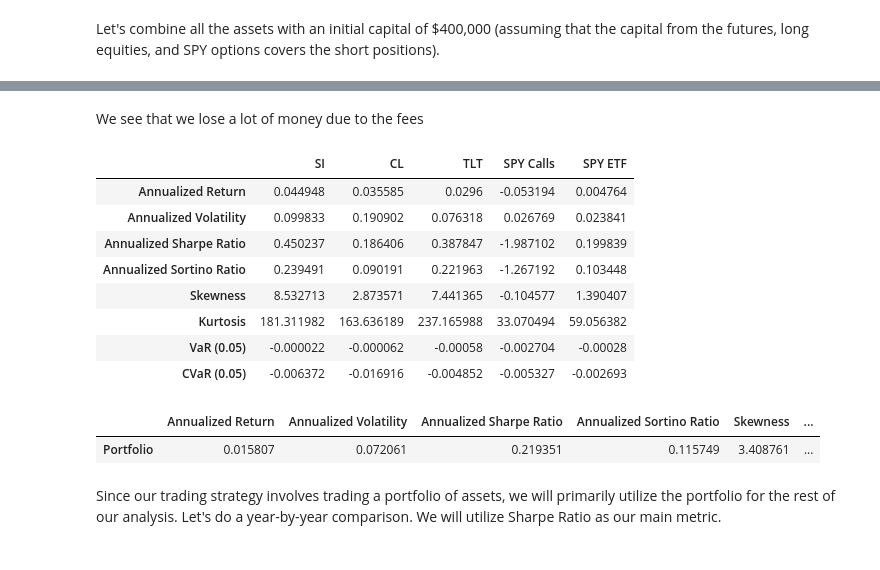
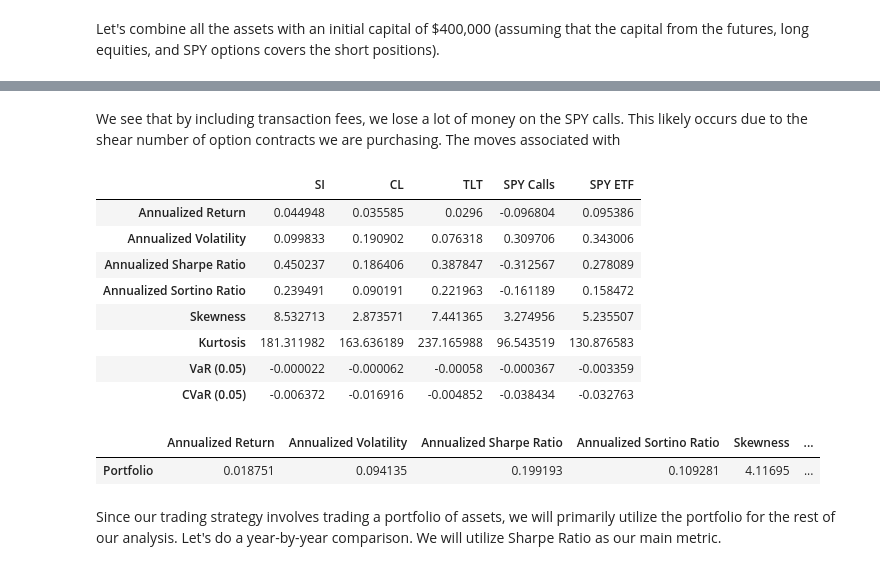
Before and after one commit to tsmcdonnell6604/Quant-Trading-Strategies, a Jupyter notebook: Project/Final_Project.ipynb, the cells around one changed output, grey strips where cells are left out. Drawn from its saved outputs; the diff is of its cells as text; code cells hidden in the pictures.

```diff
--- a/Project/Final_Project.ipynb
+++ b/Project/Final_Project.ipynb
@@ -312,7 +321,7 @@ Let's see what happens when we add transaction fees to everything.
 si_fee = TradingStrategy.backtest(si_data,-1,positions_si,100_000,16000,5000,mode='future',transaction_fee=2.25)[['Daily PnL']]
 cl_fee = TradingStrategy.backtest(cl_data,-1,positions_cl,100_000,12000,1000,mode='future',transaction_fee=2.25)[['Daily PnL']]
 tlt_fee = TradingStrategy.backtest(tlt_data,1,positions_tlt,100_000,None,mode='equity',transaction_fee=.0001+.15/252,shorting_fee=0.003)[['Daily PnL']]
-options_fee = TradingStrategy.backtest_options(100_000,fee=0.65)
+options_fee = TradingStrategy.backtest_options(10_000,fee=0.65)
 spy_positions = options_fee['Delta'].to_frame('Size')
 spy_fee = TradingStrategy.backtest(spy_data[['close']],-1,spy_positions,100_000,None,mode='spy',transaction_fee=.0001+.09/252,shorting_fee=0.003)[['Daily PnL']]
 # %%
@@ -323,21 +332,21 @@ delta_hedge_pnl_fee['Total'] = delta_hedge_pnl_fee['SPY Calls'] + delta_hedge_pn
 # %%
 TradingStrategy.plot_pnls(delta_hedge_pnl_fee,0,'2015','2021',title='Delta Hedged Position (with fees)',adj_h=500,adj_w=900)
 # %% [markdown]
-We see that we lose a lot of money due to the fees
+We see that by including transaction fees, we lose a lot of money on the SPY calls. This likely occurs due to the shear number of option contracts we are purchasing. The moves associated with
 # %%
 TradingStrategy.plot_pnls(daily_pnls_fee,0,'2015','2021',title='Total Returns (with fees)',adj_h=500,adj_w=900)
 # %%
 TradingStrategy.performance_metrics((100_000+daily_pnls_fee.cumsum()).pct_change().dropna())
 # %% [output]
 |  | SI | CL | TLT | SPY Calls | SPY ETF |
-| Annualized Return | 0.044948 | 0.035585 | 0.0296 | -0.053194 | 0.004764 |
-| Annualized Volatility | 0.099833 | 0.190902 | 0.076318 | 0.026769 | 0.023841 |
-| Annualized Sharpe Ratio | 0.450237 | 0.186406 | 0.387847 | -1.987102 | 0.199839 |
-| Annualized Sortino Ratio | 0.239491 | 0.090191 | 0.221963 | -1.267192 | 0.103448 |
-| Skewness | 8.532713 | 2.873571 | 7.441365 | -0.104577 | 1.390407 |
-| Kurtosis | 181.311982 | 163.636189 | 237.165988 | 33.070494 | 59.056382 |
-| VaR (0.05) | -0.000022 | -0.000062 | -0.00058 | -0.002704 | -0.00028 |
-| CVaR (0.05) | -0.006372 | -0.016916 | -0.004852 | -0.005327 | -0.002693 |
+| Annualized Return | 0.044948 | 0.035585 | 0.0296 | -0.096804 | 0.095386 |
+| Annualized Volatility | 0.099833 | 0.190902 | 0.076318 | 0.309706 | 0.343006 |
+| Annualized Sharpe Ratio | 0.450237 | 0.186406 | 0.387847 | -0.312567 | 0.278089 |
+| Annualized Sortino Ratio | 0.239491 | 0.090191 | 0.221963 | -0.161189 | 0.158472 |
+| Skewness | 8.532713 | 2.873571 | 7.441365 | 3.274956 | 5.235507 |
+| Kurtosis | 181.311982 | 163.636189 | 237.165988 | 96.543519 | 130.876583 |
+| VaR (0.05) | -0.000022 | -0.000062 | -0.00058 | -0.000367 | -0.003359 |
+| CVaR (0.05) | -0.006372 | -0.016916 | -0.004852 | -0.038434 | -0.032763 |
 # %%
 daily_pnls_fee['Portfolio'] = daily_pnls_fee.sum(axis=1)
 portfolio_pnl_fee = daily_pnls_fee[['Portfolio']]
@@ -345,8 +354,8 @@ TradingStrategy.plot_pnls(portfolio_pnl_fee,400000,'2015','2021',title='Combined
 # %%
-TradingStrategy.performance_metrics((400000+portfolio_pnl_fee.cumsum()).pct_change().dropna()).T
+TradingStrategy.performance_metrics((350000+portfolio_pnl_fee.cumsum()).pct_change().dropna()).T
 # %% [output]
 |  | Annualized Return | Annualized Volatility | Annualized Sharpe Ratio | Annualized Sortino Ratio | Skewness | ... |
-| Portfolio | 0.015807 | 0.072061 | 0.219351 | 0.115749 | 3.408761 | ... |
+| Portfolio | 0.018751 | 0.094135 | 0.199193 | 0.109281 | 4.11695 | ... |
 # %% [markdown]
 Since our trading strategy involves trading a portfolio of assets, we will primarily utilize the portfolio for the rest of our analysis. Let's do a year-by-year comparison. We will utilize Sharpe Ratio as our main metric.
 # %%
```
Also changed, not shown: parts of 24 cells of this notebook, 3 other files.
